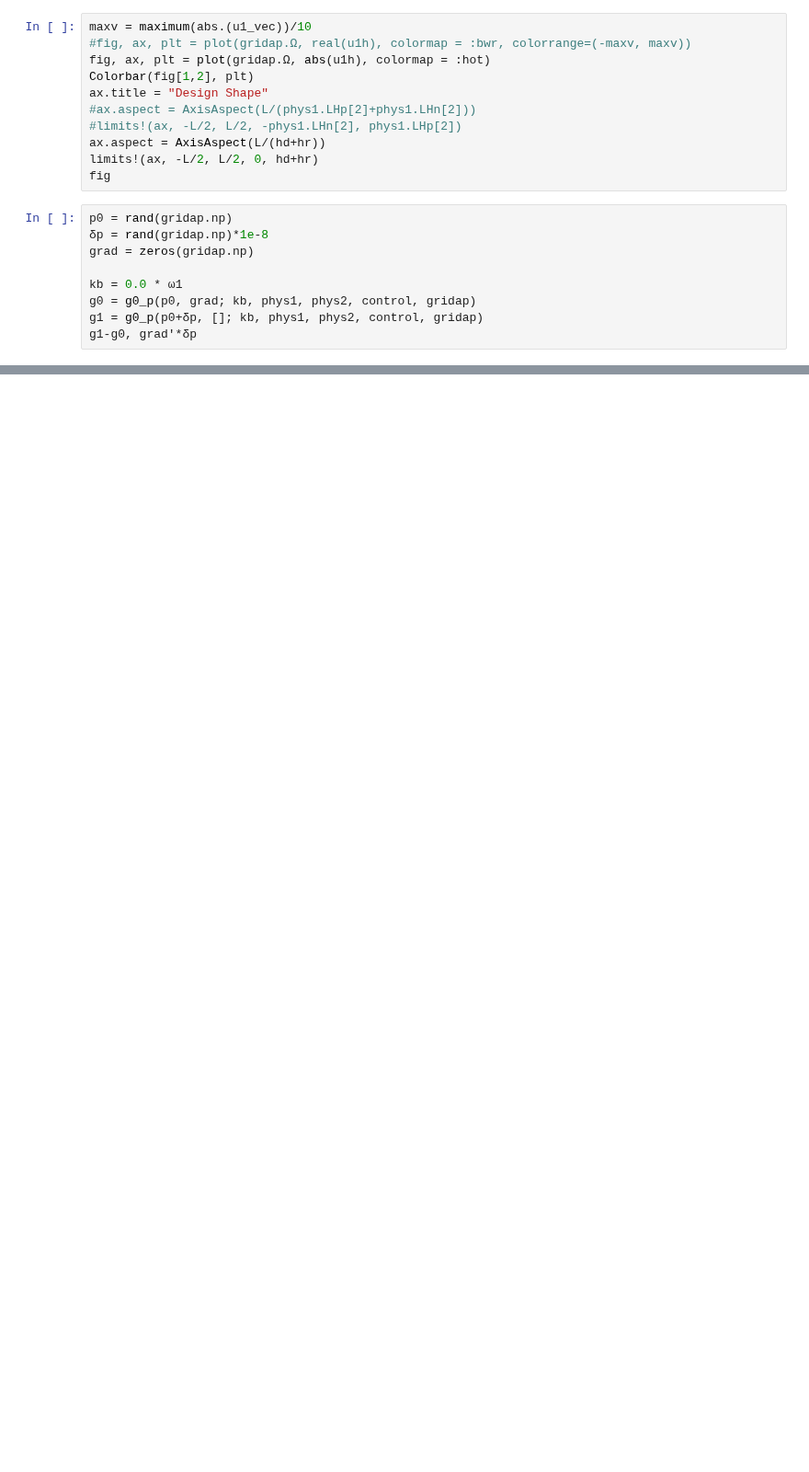
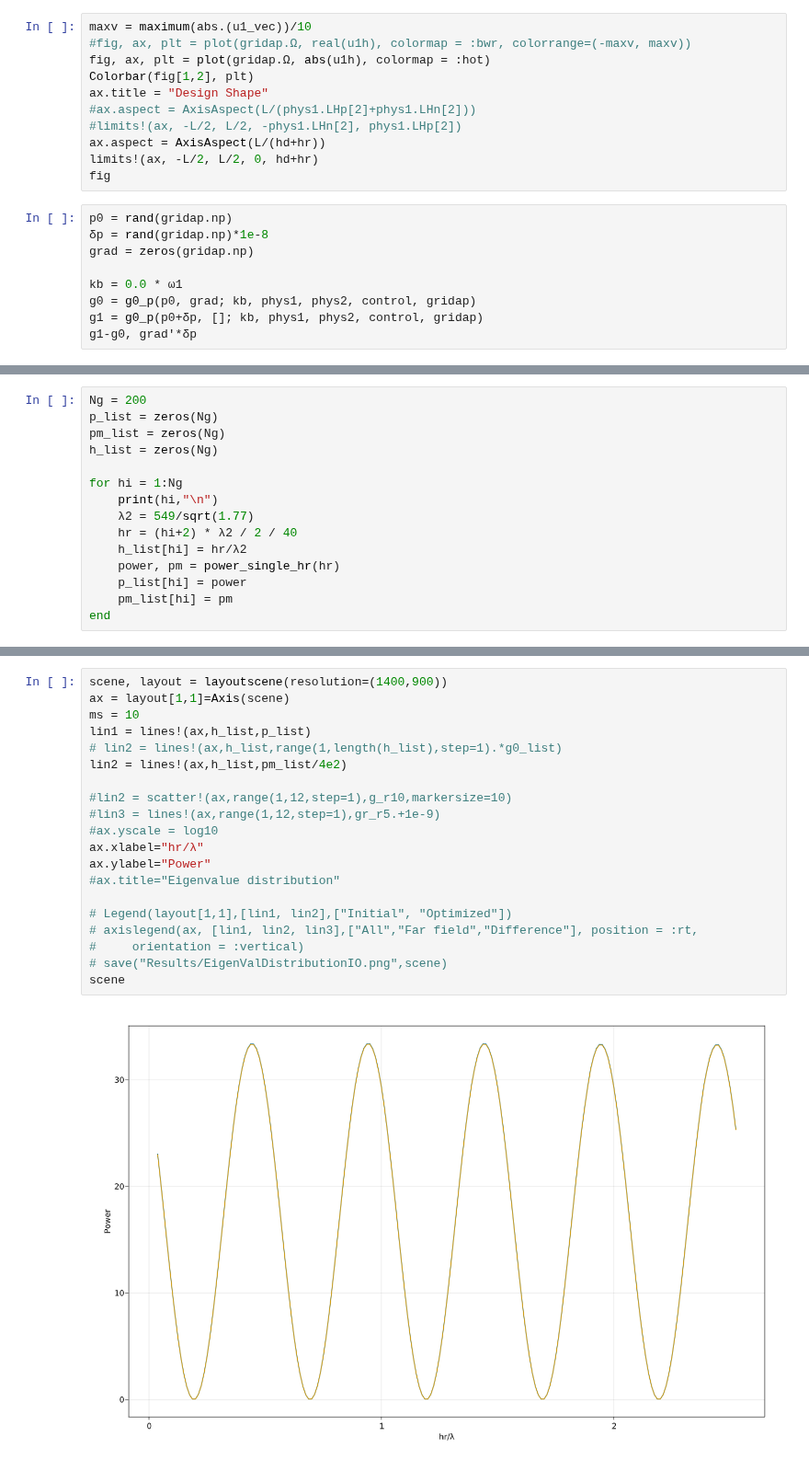
Before and after one commit to WenjieYao/RamanInFluid, a Jupyter notebook: Main_validate_periodic.ipynb, the cells around one changed output, grey strips where cells are left out. Shown at 92% size. Cells and saved outputs as stored; diff of their text form; blank space fills up the shorter version.

```diff
--- a/Main_validate_periodic.ipynb
+++ b/Main_validate_periodic.ipynb
@@ -182,0 +348,15 @@ g1-g0, grad'*δp
+# %%
+Ng = 200
+p_list = zeros(Ng)
+pm_list = zeros(Ng)
+h_list = zeros(Ng)
+
+for hi = 1:Ng
+    print(hi,"\n")
+    λ2 = 549/sqrt(1.77)
+    hr = (hi+2) * λ2 / 2 / 40
+    h_list[hi] = hr/λ2
+    power, pm = power_single_hr(hr)
+    p_list[hi] = power
+    pm_list[hi] = pm
+end
@@ -182,0 +569,22 @@ g1-g0, grad'*δp
+# %%
+scene, layout = layoutscene(resolution=(1400,900))
+ax = layout[1,1]=Axis(scene)
+ms = 10
+lin1 = lines!(ax,h_list,p_list)
+# lin2 = lines!(ax,h_list,range(1,length(h_list),step=1).*g0_list)
+lin2 = lines!(ax,h_list,pm_list/4e2)
+
+#lin2 = scatter!(ax,range(1,12,step=1),g_r10,markersize=10)
+#lin3 = lines!(ax,range(1,12,step=1),gr_r5.+1e-9)
+#ax.yscale = log10
+ax.xlabel="hr/λ"
+ax.ylabel="Power"
+#ax.title="Eigenvalue distribution"
+
+# Legend(layout[1,1],[lin1, lin2],["Initial", "Optimized"])
+# axislegend(ax, [lin1, lin2, lin3],["All","Far field","Difference"], position = :rt,
+#     orientation = :vertical)
+# save("Results/EigenValDistributionIO.png",scene)
+scene
+# %% [output]
+[figure, added]
```
Also changed, not shown: parts of 8 cells of this notebook, 1 other file.
